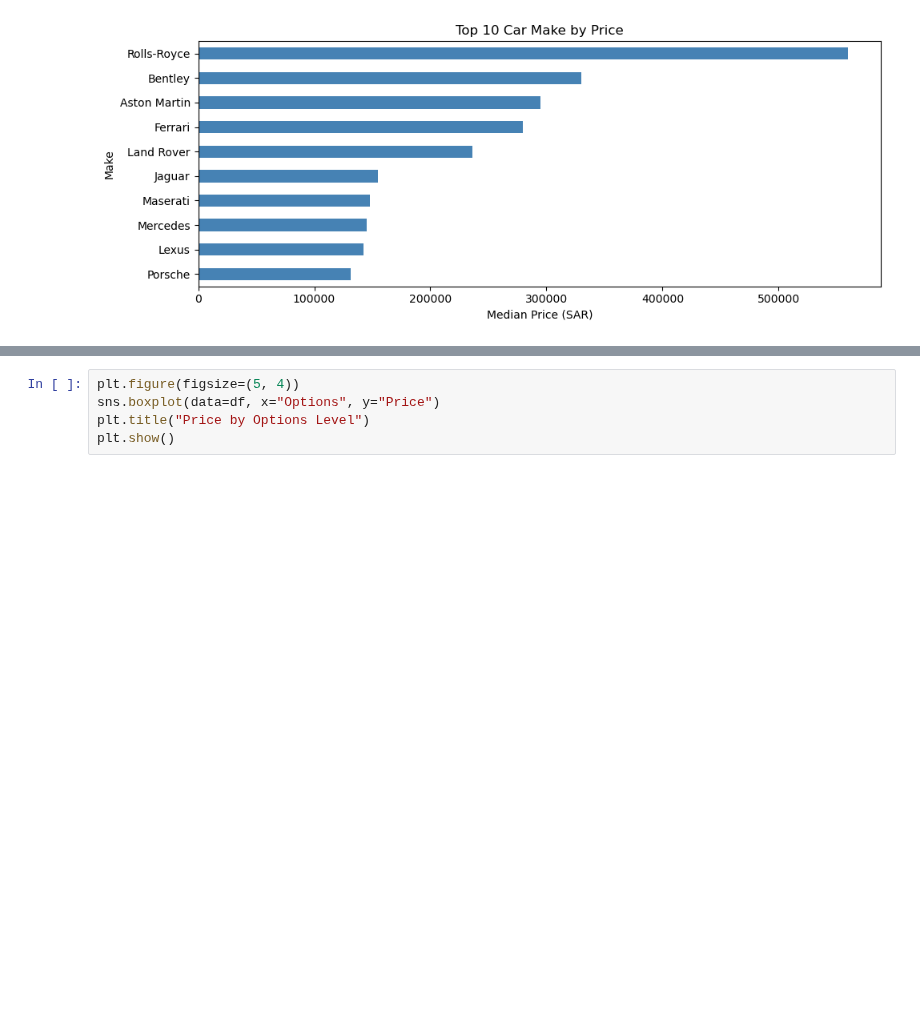
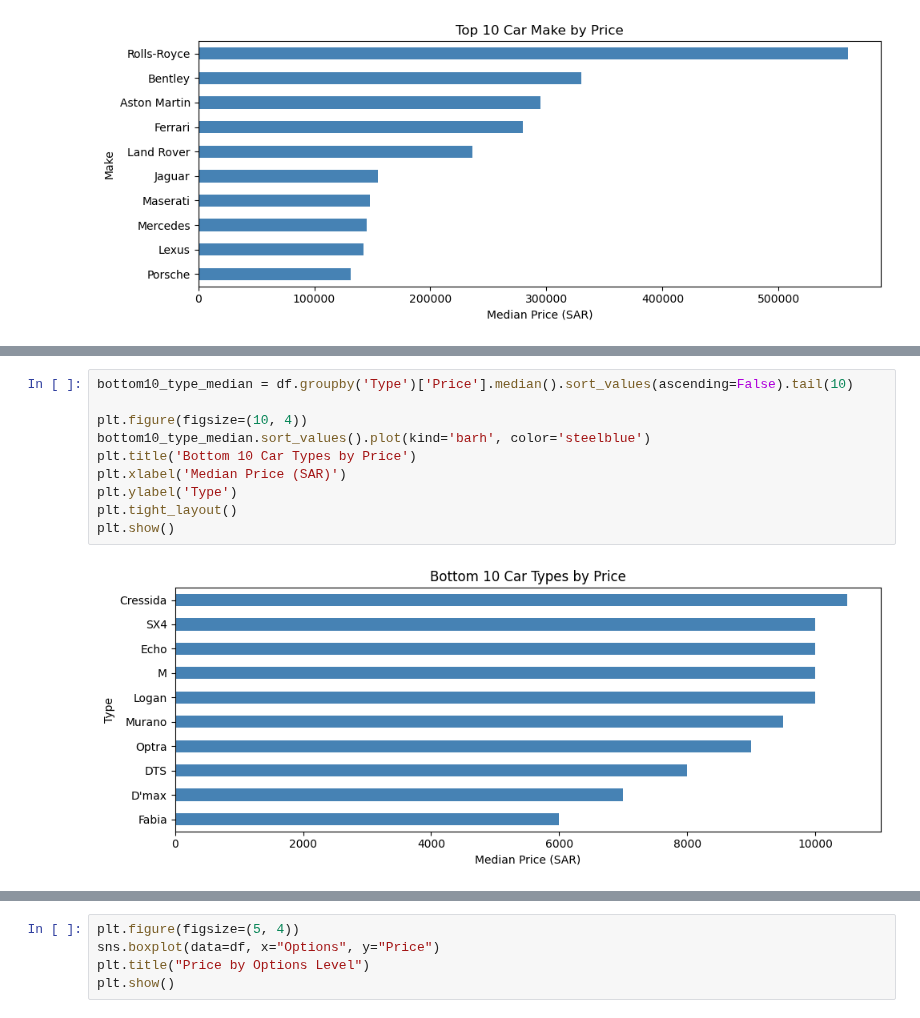
Before and after one commit to jcdspurwadhika/JCDSAH-024_Epsilon, a Jupyter notebook: Final Project - Price Prediction.ipynb, the cells around one changed output, grey strips where cells are left out. Saved outputs shown, nothing was run; the diff lists cells and outputs as text; blank space fills up the shorter version.

```diff
--- a/Final Project - Price Prediction.ipynb
+++ b/Final Project - Price Prediction.ipynb
@@ -769,0 +808,12 @@ plt.show()
+# %%
+bottom10_type_median = df.groupby('Type')['Price'].median().sort_values(ascending=False).tail(10)
+
+plt.figure(figsize=(10, 4))
+bottom10_type_median.sort_values().plot(kind='barh', color='steelblue')
+plt.title('Bottom 10 Car Types by Price')
+plt.xlabel('Median Price (SAR)')
+plt.ylabel('Type')
+plt.tight_layout()
+plt.show()
+# %% [output]
+[figure, added]
```
Also changed, not shown: parts of 24 cells of this notebook.
